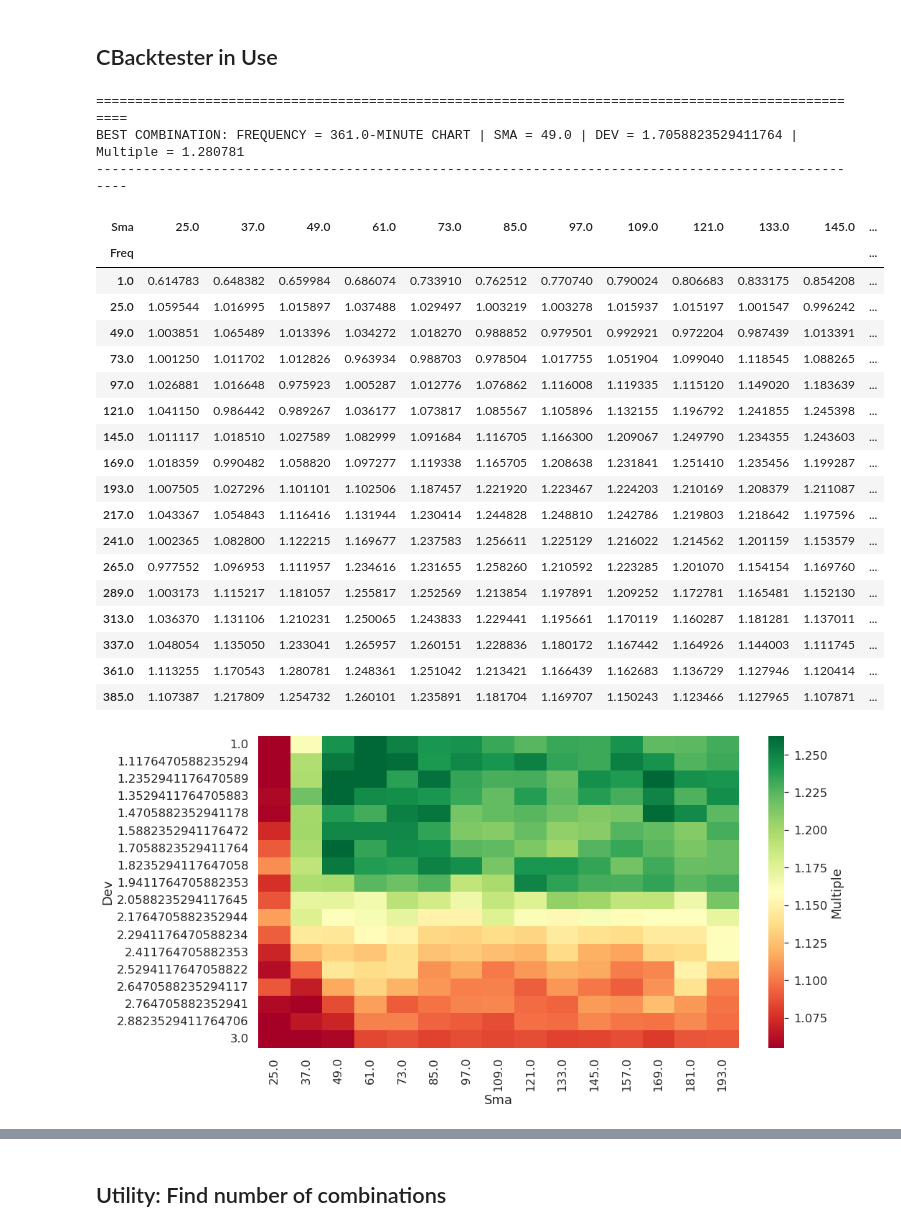
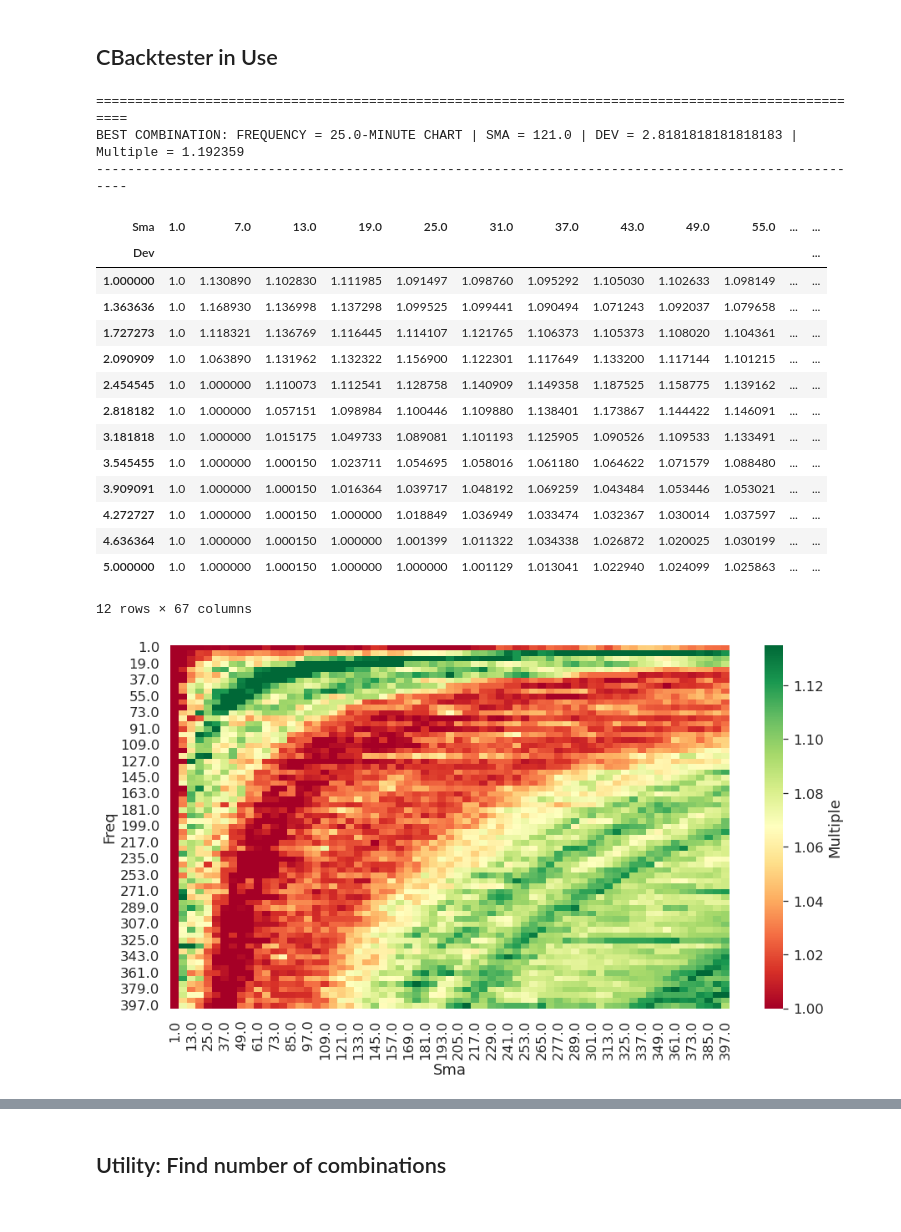
Before and after one commit to pianofreq/hagmann-perf-opt-course, a Jupyter notebook: PerfOptCourse/Section_1/CBacktester-RTM-for-Oanda.ipynb, the cells around one changed output, grey strips where cells are left out. Drawn from its saved outputs; the diff is of its cells as text; code cells hidden in the pictures.

```diff
--- a/PerfOptCourse/Section_1/CBacktester-RTM-for-Oanda.ipynb
+++ b/PerfOptCourse/Section_1/CBacktester-RTM-for-Oanda.ipynb
@@ -177,7 +178,7 @@ class CBacktester():
         if self.results is None:
             print('Run test_strategy() first.')
         else:
-            matrix = self.results_overview.pivot_table(index='Dev', columns='Sma', values='Performance', aggfunc='max')
+            matrix = self.results_overview.pivot_table(index='Freq', columns='Sma', values='Performance', aggfunc='max')
             plt.figure(figsize=(15,8))
             sns.set_theme(font_scale=1.5)
             sns.heatmap(matrix, cmap = 'RdYlGn', robust=True, cbar_kws = {"label":'{}'.format(self.metric)})
@@ -392,7 +393,7 @@ class CBacktester():
 spread = 1.4
 pips = 0.0001
 
-tester = CBacktester("one_minute.csv", "EURUSD", "2018-01-01", "2019-12-31", spread*pips/2) #mult by 2 for a 'round trip', multiply by pips
+tester = CBacktester("one_minute.csv", "EURAUD", "2018-01-01", "2019-12-31", spread*pips/2) #mult by 2 for a 'round trip', multiply by pips
 
 tester.prepare_data(freq = 60, sma = 20, dev = 2)
 
@@ -401,8 +402,12 @@ tester.test_strategy(freq = 60, sma = 20, dev = 2)
 
 
 ##optimize for a given metric
-tester.optimize_strategy((1,400,24),(25,200,12),(1,3,18), metric = "Multiple") #full
-#tester.optimize_strategy((1,400,200),(1,200,100),(1,5,2), metric = "Multiple") #quick
+#tester.optimize_strategy((1,400,24),(25,200,12),(1,3,18), metric = "Multiple") #full
+
+start = []
+
+tester.optimize_strategy((1,400,6),(1,400,6),(1,5,12), metric = "Multiple") #quick
+#tester.optimize_strategy((205,400,50),(10,150,25),(1,2,6), metric = "Multiple") #quick
 
 ##show all tested combinations (this must be commented out if optimize_strategy is commented out)
 #tester.visualize_many()
@@ -421,30 +426,26 @@ tester.optimize_strategy((1,400,24),(25,200,12),(1,3,18), metric = "Multiple") #
 #tester.plot_results(leverage = True)
 # %% [output]
 ====================================================================================================
-BEST COMBINATION: FREQUENCY = 361.0-MINUTE CHART | SMA = 49.0 | DEV = 1.7058823529411764 | Multiple = 1.280781
+BEST COMBINATION: FREQUENCY = 25.0-MINUTE CHART | SMA = 121.0 | DEV = 2.8181818181818183 | Multiple = 1.192359
 ----------------------------------------------------------------------------------------------------
 # %%
-tester.results_overview.pivot_table(index='Freq', columns='Sma', values='Performance', aggfunc='max')
+tester.results_overview.sort_values(by='Performance').pivot_table(index='Dev', columns='Sma', values='Performance', aggfunc='max')
 # %% [output]
-| Sma | 25.0 | 37.0 | 49.0 | 61.0 | 73.0 | 85.0 | 97.0 | 109.0 | 121.0 | 133.0 | 145.0 | ... |
-| Freq |  |  |  |  |  |  |  |  |  |  |  | ... |
-| 1.0 | 0.614783 | 0.648382 | 0.659984 | 0.686074 | 0.733910 | 0.762512 | 0.770740 | 0.790024 | 0.806683 | 0.833175 | 0.854208 | ... |
-| 25.0 | 1.059544 | 1.016995 | 1.015897 | 1.037488 | 1.029497 | 1.003219 | 1.003278 | 1.015937 | 1.015197 | 1.001547 | 0.996242 | ... |
-| 49.0 | 1.003851 | 1.065489 | 1.013396 | 1.034272 | 1.018270 | 0.988852 | 0.979501 | 0.992921 | 0.972204 | 0.987439 | 1.013391 | ... |
-| 73.0 | 1.001250 | 1.011702 | 1.012826 | 0.963934 | 0.988703 | 0.978504 | 1.017755 | 1.051904 | 1.099040 | 1.118545 | 1.088265 | ... |
-| 97.0 | 1.026881 | 1.016648 | 0.975923 | 1.005287 | 1.012776 | 1.076862 | 1.116008 | 1.119335 | 1.115120 | 1.149020 | 1.183639 | ... |
-| 121.0 | 1.041150 | 0.986442 | 0.989267 | 1.036177 | 1.073817 | 1.085567 | 1.105896 | 1.132155 | 1.196792 | 1.241855 | 1.245398 | ... |
-| 145.0 | 1.011117 | 1.018510 | 1.027589 | 1.082999 | 1.091684 | 1.116705 | 1.166300 | 1.209067 | 1.249790 | 1.234355 | 1.243603 | ... |
-| 169.0 | 1.018359 | 0.990482 | 1.058820 | 1.097277 | 1.119338 | 1.165705 | 1.208638 | 1.231841 | 1.251410 | 1.235456 | 1.199287 | ... |
-| 193.0 | 1.007505 | 1.027296 | 1.101101 | 1.102506 | 1.187457 | 1.221920 | 1.223467 | 1.224203 | 1.210169 | 1.208379 | 1.211087 | ... |
-| 217.0 | 1.043367 | 1.054843 | 1.116416 | 1.131944 | 1.230414 | 1.244828 | 1.248810 | 1.242786 | 1.219803 | 1.218642 | 1.197596 | ... |
-| 241.0 | 1.002365 | 1.082800 | 1.122215 | 1.169677 | 1.237583 | 1.256611 | 1.225129 | 1.216022 | 1.214562 | 1.201159 | 1.153579 | ... |
-| 265.0 | 0.977552 | 1.096953 | 1.111957 | 1.234616 | 1.231655 | 1.258260 | 1.210592 | 1.223285 | 1.201070 | 1.154154 | 1.169760 | ... |
-| 289.0 | 1.003173 | 1.115217 | 1.181057 | 1.255817 | 1.252569 | 1.213854 | 1.197891 | 1.209252 | 1.172781 | 1.165481 | 1.152130 | ... |
-| 313.0 | 1.036370 | 1.131106 | 1.210231 | 1.250065 | 1.243833 | 1.229441 | 1.195661 | 1.170119 | 1.160287 | 1.181281 | 1.137011 | ... |
-| 337.0 | 1.048054 | 1.135050 | 1.233041 | 1.265957 | 1.260151 | 1.228836 | 1.180172 | 1.167442 | 1.164926 | 1.144003 | 1.111745 | ... |
-| 361.0 | 1.113255 | 1.170543 | 1.280781 | 1.248361 | 1.251042 | 1.213421 | 1.166439 | 1.162683 | 1.136729 | 1.127946 | 1.120414 | ... |
-| 385.0 | 1.107387 | 1.217809 | 1.254732 | 1.260101 | 1.235891 | 1.181704 | 1.169707 | 1.150243 | 1.123466 | 1.127965 | 1.107871 | ... |
+| Sma | 1.0 | 7.0 | 13.0 | 19.0 | 25.0 | 31.0 | 37.0 | 43.0 | 49.0 | 55.0 | ... | ... |
+| Dev |  |  |  |  |  |  |  |  |  |  |  | ... |
+| 1.000000 | 1.0 | 1.130890 | 1.102830 | 1.111985 | 1.091497 | 1.098760 | 1.095292 | 1.105030 | 1.102633 | 1.098149 | ... | ... |
+| 1.363636 | 1.0 | 1.168930 | 1.136998 | 1.137298 | 1.099525 | 1.099441 | 1.090494 | 1.071243 | 1.092037 | 1.079658 | ... | ... |
+| 1.727273 | 1.0 | 1.118321 | 1.136769 | 1.116445 | 1.114107 | 1.121765 | 1.106373 | 1.105373 | 1.108020 | 1.104361 | ... | ... |
+| 2.090909 | 1.0 | 1.063890 | 1.131962 | 1.132322 | 1.156900 | 1.122301 | 1.117649 | 1.133200 | 1.117144 | 1.101215 | ... | ... |
+| 2.454545 | 1.0 | 1.000000 | 1.110073 | 1.112541 | 1.128758 | 1.140909 | 1.149358 | 1.187525 | 1.158775 | 1.139162 | ... | ... |
+| 2.818182 | 1.0 | 1.000000 | 1.057151 | 1.098984 | 1.100446 | 1.109880 | 1.138401 | 1.173867 | 1.144422 | 1.146091 | ... | ... |
+| 3.181818 | 1.0 | 1.000000 | 1.015175 | 1.049733 | 1.089081 | 1.101193 | 1.125905 | 1.090526 | 1.109533 | 1.133491 | ... | ... |
+| 3.545455 | 1.0 | 1.000000 | 1.000150 | 1.023711 | 1.054695 | 1.058016 | 1.061180 | 1.064622 | 1.071579 | 1.088480 | ... | ... |
+| 3.909091 | 1.0 | 1.000000 | 1.000150 | 1.016364 | 1.039717 | 1.048192 | 1.069259 | 1.043484 | 1.053446 | 1.053021 | ... | ... |
+| 4.272727 | 1.0 | 1.000000 | 1.000150 | 1.000000 | 1.018849 | 1.036949 | 1.033474 | 1.032367 | 1.030014 | 1.037597 | ... | ... |
+| 4.636364 | 1.0 | 1.000000 | 1.000150 | 1.000000 | 1.001399 | 1.011322 | 1.034338 | 1.026872 | 1.020025 | 1.030199 | ... | ... |
+| 5.000000 | 1.0 | 1.000000 | 1.000150 | 1.000000 | 1.000000 | 1.001129 | 1.013041 | 1.022940 | 1.024099 | 1.025863 | ... | ... |
+12 rows × 67 columns
 # %%
 ##show all tested combinations (this must be commented out if optimize_strategy is commented out)
 tester.visualize_many()
@@ -455,7 +456,7 @@ tester.visualize_many()
 #add TP to tester object
 #tester.add_take_profit(0.005, True)
 # %% [output]
-[figure, old version]
+[figure, new version]
 # %%
 #add half kelly leverage
 half_kelly = (tester.calculate_kelly_criterion(tester.results.strategy))/2
```
Also changed, not shown: parts of 5 cells of this notebook.
